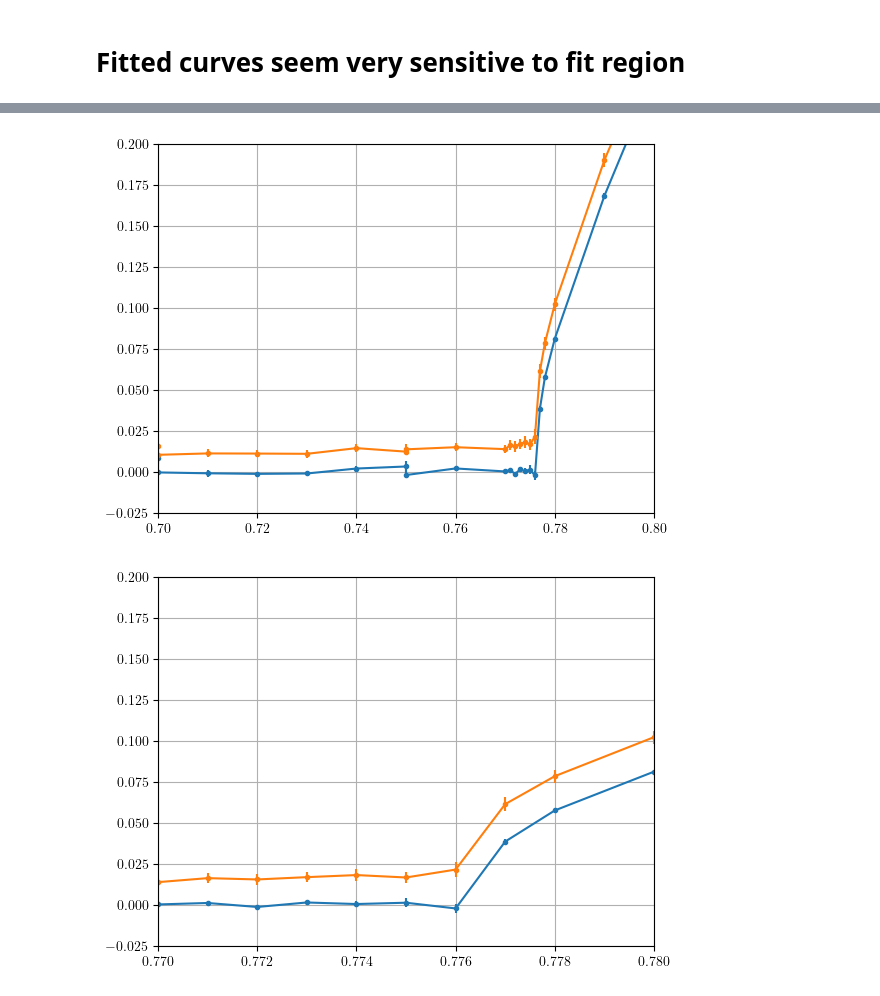
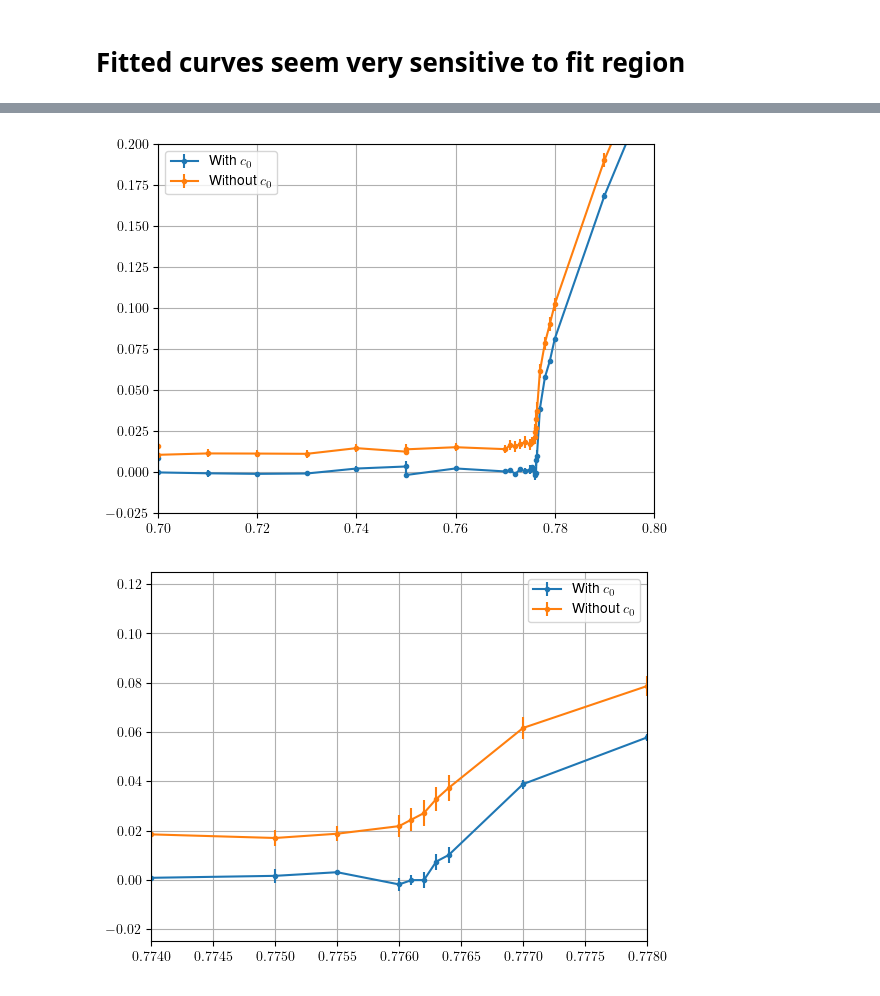
Before and after one commit to Renmusxd/GaugeTheoryRunner, a Jupyter notebook: jupyter/PlotMarkovLoopProbs.ipynb, the cells around one changed output, grey strips where cells are left out. Drawn from its saved outputs; the diff is of its cells as text; code cells hidden in the pictures.

Commit message:
Update data

```diff
--- a/jupyter/PlotMarkovLoopProbs.ipynb
+++ b/jupyter/PlotMarkovLoopProbs.ipynb
@@ -232,4 +232,20 @@ pyplot.ylabel(r"$F_{L \times L}$")
 pyplot.xlabel(r"$\sigma_\circ$")
 pyplot.grid()
 pyplot.show()
+
+all_dat = []
+for d in sorted(data[L], key=lambda d: d["k"][()]):
+    k = d["k"][()]
+    lf = d["free_energy"][L*L]
+    all_dat.append((k,lf))
+pyplot.plot(*zip(*all_dat), '.-')
+
+pyplot.errorbar(ks, last_fe, yerr=last_fe_std, fmt='.')
+pyplot.yscale('log')
+pyplot.ylabel(r"$F_{L \times L}$")
+pyplot.xlabel(r"$\sigma_\circ$")
+pyplot.xlim((0.774, 0.778))
+pyplot.ylim((1, 20))
+pyplot.grid()
+pyplot.show()
 # %% [output]
@@ -338,6 +355,19 @@ pyplot.ylabel(r"$\frac{1}{2} \partial_{\ell}^2 F_{\ell \times \ell}$")
 pyplot.ylim((-0.25,1.5))
 pyplot.savefig("second_deriv.png")
 pyplot.show()
+
+for i in [L//4,L//2,(3*L)//4]:
+    plot_dat = []
+    for (k, _, _, grad2lf) in all_dat:
+        plot_dat.append((k, grad2lf[i]/2))
+    pyplot.plot(*zip(*plot_dat), 'x-', label=rf"$\ell={i}$")
+pyplot.grid()
+pyplot.legend()
+pyplot.xlabel(r"$\sigma_\circ$")
+pyplot.ylabel(r"$\frac{1}{2} \partial_{\ell}^2 F_{\ell \times \ell}$")
+pyplot.ylim((-0.05,0.2))
+pyplot.xlim((0.774,0.778))
+pyplot.show()
 # %% [output]
 [figure]
 [figure]
@@ -407,19 +442,20 @@ pyplot.show()
 [figure]
 # %%
-pyplot.errorbar(ks, fits[:,0], yerr=fits_std[:,0], fmt='.-', label="$c_2$")
-pyplot.errorbar(ks, fitsz[:,0], yerr=fitsz_std[:,0], fmt='.-', label="$c_2$")
+pyplot.errorbar(ks, fits[:,0], yerr=fits_std[:,0], fmt='.-',  label="With $c_0$")
+pyplot.errorbar(ks, fitsz[:,0], yerr=fitsz_std[:,0], fmt='.-', label="Without $c_0$")
 pyplot.grid()
 pyplot.xlim([0.7,0.8])
 pyplot.ylim([-0.025,0.2])
+pyplot.legend()
 pyplot.show()
+
+pyplot.errorbar(ks, fits[:,0], yerr=fits_std[:,0], fmt='.-', label="With $c_0$")
+pyplot.errorbar(ks, fitsz[:,0], yerr=fitsz_std[:,0], fmt='.-', label="Without $c_0$")
+pyplot.grid()
+pyplot.xlim([0.774,0.778])
+pyplot.ylim([-0.025,0.125])
+pyplot.legend()
+pyplot.show()
 # %% [output]
-[figure, old version]
+[figure, new version]
+[figure, added]
-# %%
-pyplot.errorbar(ks, fits[:,0], yerr=fits_std[:,0], fmt='.-', label="$c_2$")
-pyplot.errorbar(ks, fitsz[:,0], yerr=fitsz_std[:,0], fmt='.-', label="$c_2$")
-pyplot.grid()
-pyplot.xlim([0.77,0.78])
-pyplot.ylim([-0.025,0.2])
-pyplot.show()
-# %% [output]
-[figure, removed]
```
Also changed, not shown: parts of 11 cells of this notebook, 12 other files.
